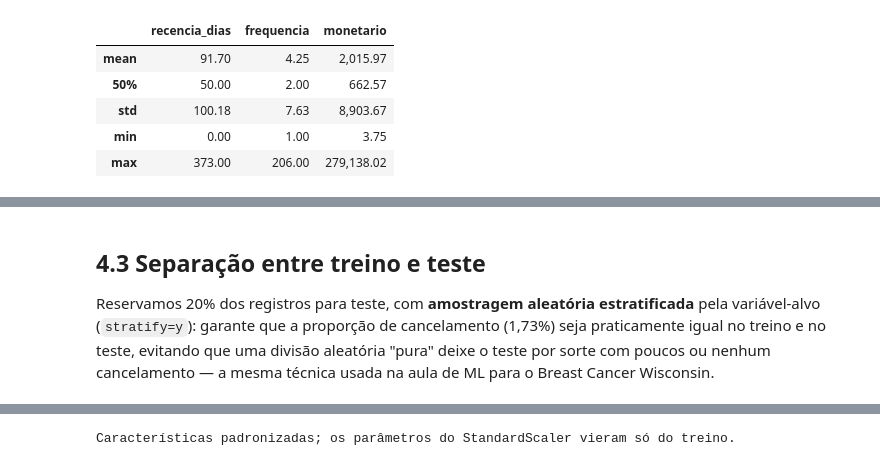
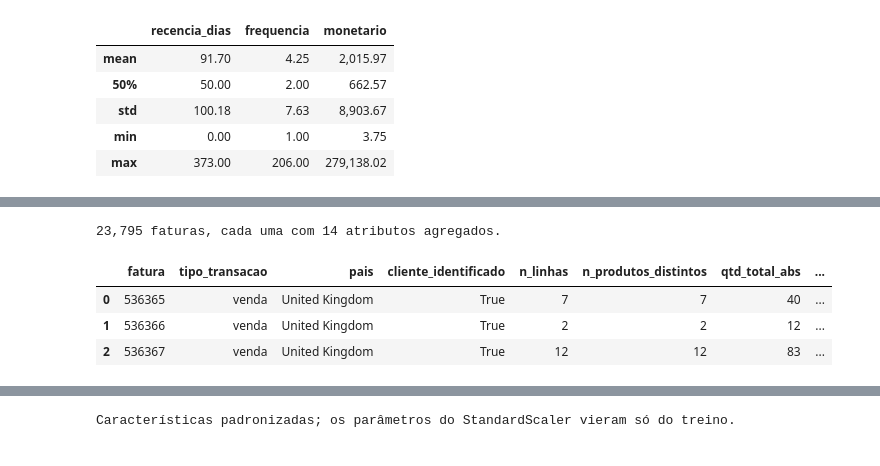
Before and after one commit to JoaoVargas/2026.2-DataAnatytics-RA3, a Jupyter notebook: RA3_Analise_Visualizacao_ML.ipynb, the cells around one changed output, grey strips where cells are left out. Saved outputs shown, nothing was run; the diff lists cells and outputs as text; code cells hidden in the pictures.

```diff
--- a/RA3_Analise_Visualizacao_ML.ipynb
+++ b/RA3_Analise_Visualizacao_ML.ipynb
@@ -450,3 +412,26 @@ print(f"\n{len(X):,} registros | {X.shape[1]} características | "
-# %% [markdown]
-## 4.3 Separação entre treino e teste
-Reservamos 20% dos registros para teste, com **amostragem aleatória estratificada** pela variável-alvo (`stratify=y`): garante que a proporção de cancelamento (1,73%) seja praticamente igual no treino e no teste, evitando que uma divisão aleatória "pura" deixe o teste por sorte com poucos ou nenhum cancelamento — a mesma técnica usada na aula de ML para o Breast Cancer Wisconsin.
+# %%
+fat = df.groupby("fatura", observed=True).agg(
+    tipo_transacao=("tipo_transacao", "first"),
+    pais=("pais", "first"),
+    cliente_identificado=("cliente_identificado", "first"),
+    n_linhas=("codigo_produto", "size"),
+    n_produtos_distintos=("codigo_produto", "nunique"),
+    qtd_total_abs=("quantidade_abs", "sum"),
+    valor_total_abs=("valor_abs_linha", "sum"),
+    preco_medio=("preco_unitario", "mean"),
+    preco_max=("preco_unitario", "max"),
+    prop_item_nao_produto=("item_nao_produto", "mean"),
+    prop_qtd_extrema=("quantidade_extrema", "mean"),
+    hora=("hora", "min"),
+    mes_num=("mes_num", "first"),
+    dia_semana_num=("dia_semana_num", "first"),
+).reset_index()
+
+print(f"{len(fat):,} faturas, cada uma com {fat.shape[1] - 1} atributos agregados.")
+display(fat.head(3))
+# %% [output]
+23,795 faturas, cada uma com 14 atributos agregados.
+|  | fatura | tipo_transacao | pais | cliente_identificado | n_linhas | n_produtos_distintos | qtd_total_abs | ... |
+| 0 | 536365 | venda | United Kingdom | True | 7 | 7 | 40 | ... |
+| 1 | 536366 | venda | United Kingdom | True | 2 | 2 | 12 | ... |
+| 2 | 536367 | venda | United Kingdom | True | 12 | 12 | 83 | ... |
```
Also changed, not shown: parts of 45 cells of this notebook, 1 other file.
